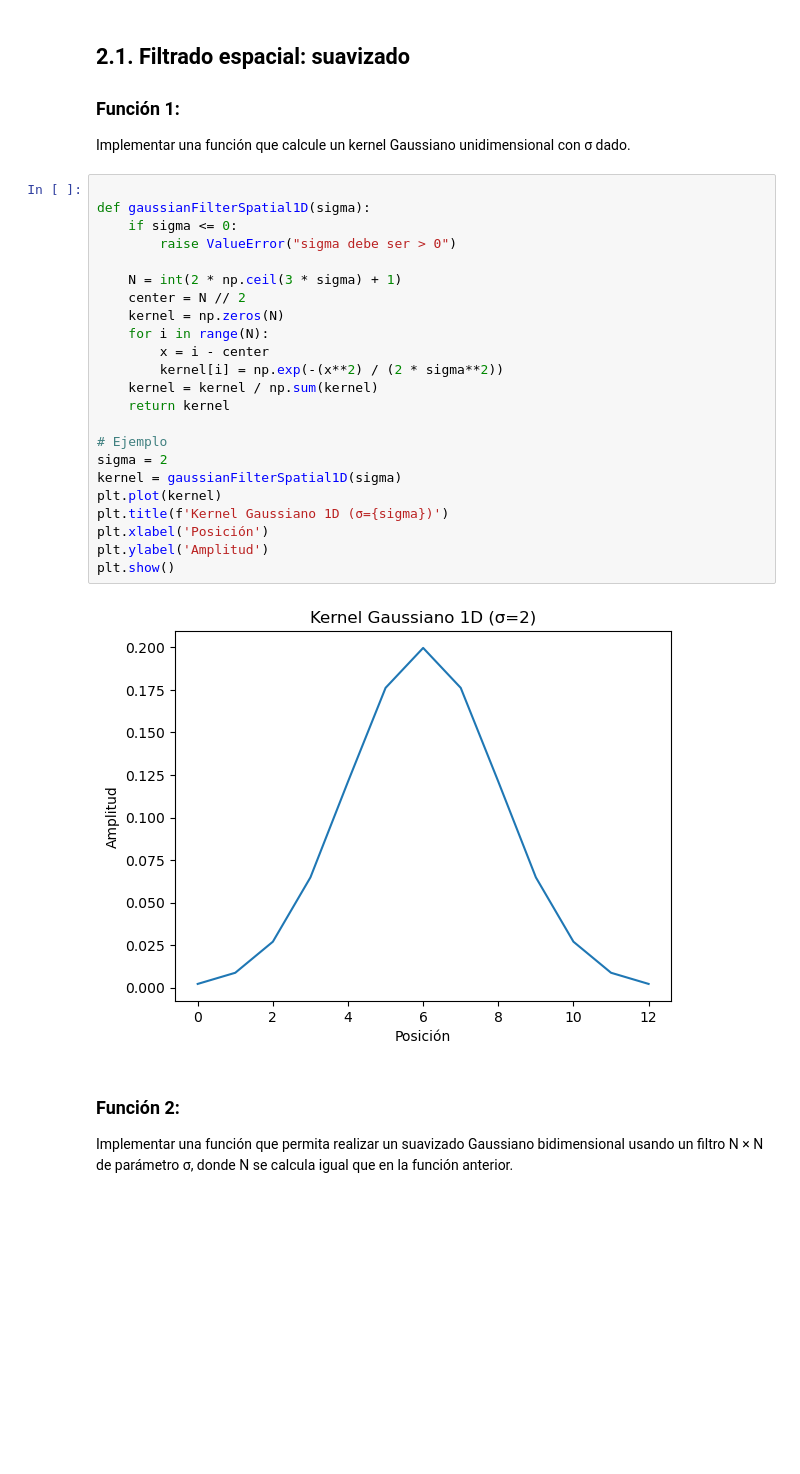
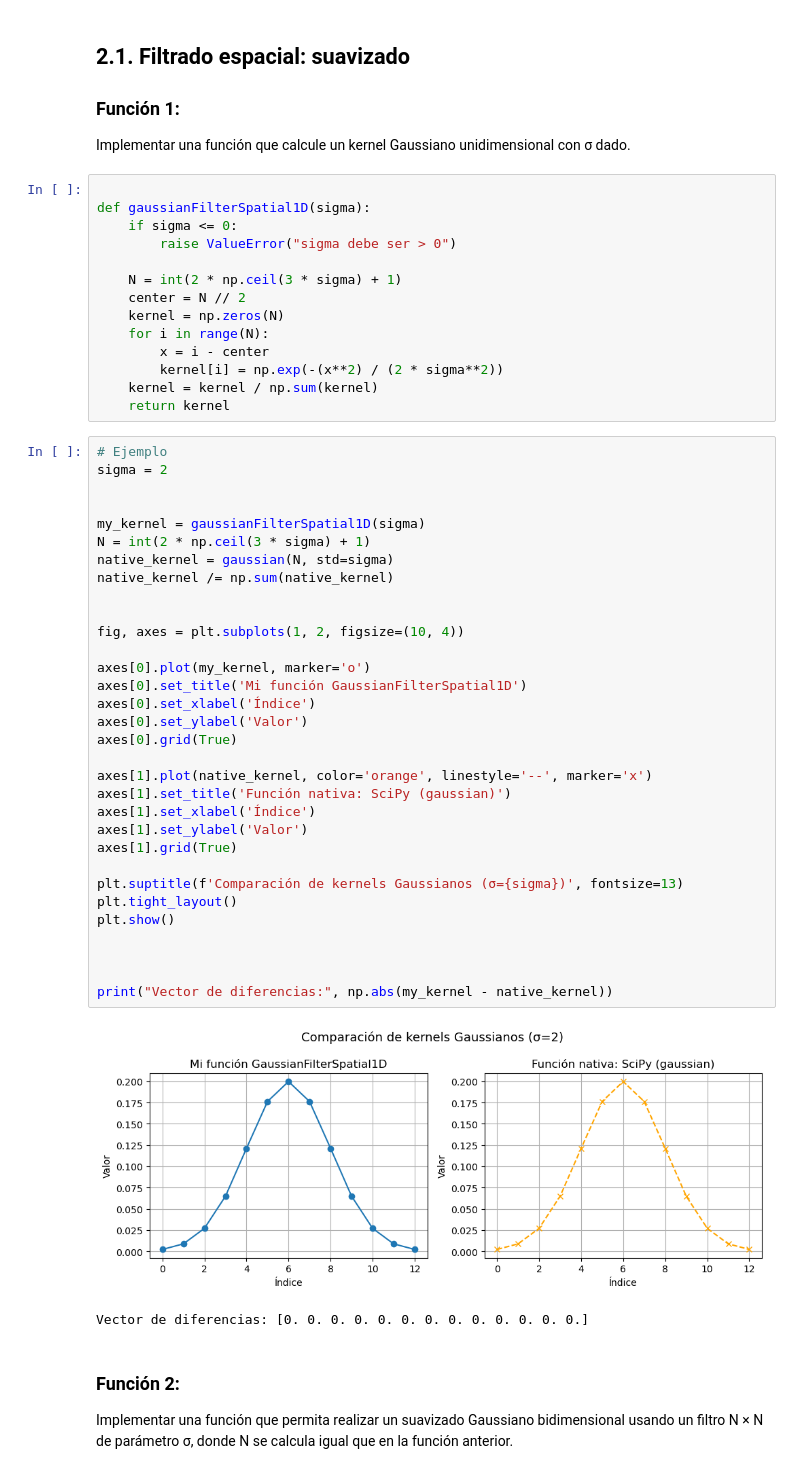
Before and after one commit to GuillermoBlancoNunez/PVC_p2_GuillermoBlancoNunez, a Jupyter notebook: P2_PVC_GuillermoBlancoNunez.ipynb, the cells around one changed output. Cells and saved outputs as stored; diff of their text form; blank space fills up the shorter version.

```diff
--- a/P2_PVC_GuillermoBlancoNunez.ipynb
+++ b/P2_PVC_GuillermoBlancoNunez.ipynb
@@ -35,17 +37,41 @@ def gaussianFilterSpatial1D(sigma):
         kernel[i] = np.exp(-(x**2) / (2 * sigma**2))
     kernel = kernel / np.sum(kernel)
     return kernel
-
-# Ejemplo
-sigma = 2
-kernel = gaussianFilterSpatial1D(sigma)
-plt.plot(kernel)
-plt.title(f'Kernel Gaussiano 1D (σ={sigma})')
-plt.xlabel('Posición')
-plt.ylabel('Amplitud')
-plt.show()
-# %% [output]
-[figure, removed]
+# %%
+# Ejemplo
+sigma = 2
+
+
+my_kernel = gaussianFilterSpatial1D(sigma)
+N = int(2 * np.ceil(3 * sigma) + 1)
+native_kernel = gaussian(N, std=sigma)
+native_kernel /= np.sum(native_kernel)
+
+
+fig, axes = plt.subplots(1, 2, figsize=(10, 4))
+
+axes[0].plot(my_kernel, marker='o')
+axes[0].set_title('Mi función GaussianFilterSpatial1D')
+axes[0].set_xlabel('Índice')
+axes[0].set_ylabel('Valor')
+axes[0].grid(True)
+
+axes[1].plot(native_kernel, color='orange', linestyle='--', marker='x')
+axes[1].set_title('Función nativa: SciPy (gaussian)')
+axes[1].set_xlabel('Índice')
+axes[1].set_ylabel('Valor')
+axes[1].grid(True)
+
+plt.suptitle(f'Comparación de kernels Gaussianos (σ={sigma})', fontsize=13)
+plt.tight_layout()
+plt.show()
+
+
+
+print("Vector de diferencias:", np.abs(my_kernel - native_kernel))
+# %% [output]
+[figure, added]
+Vector de diferencias: [0. 0. 0. 0. 0. 0. 0. 0. 0. 0. 0. 0. 0.]
 # %% [markdown]
 ### Función 2:
 
```
Also changed, not shown: parts of 7 cells of this notebook.
